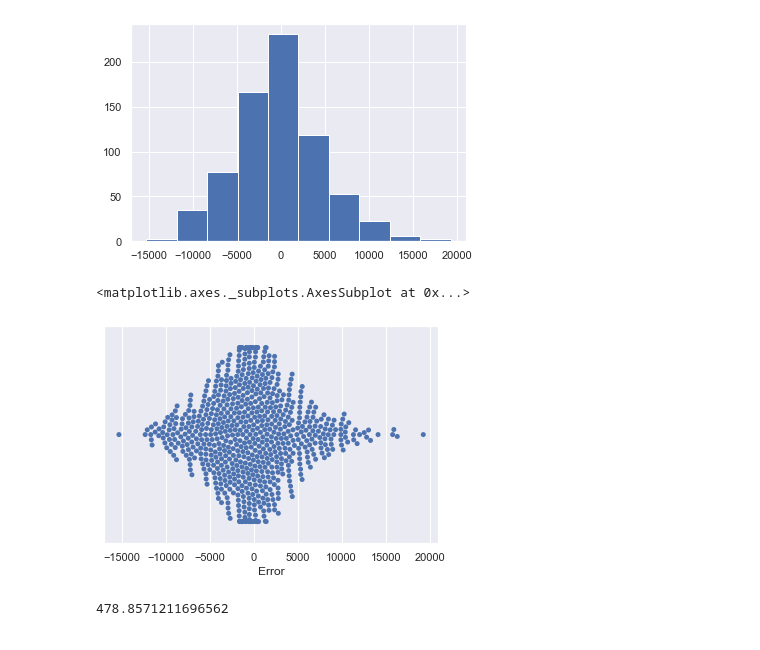
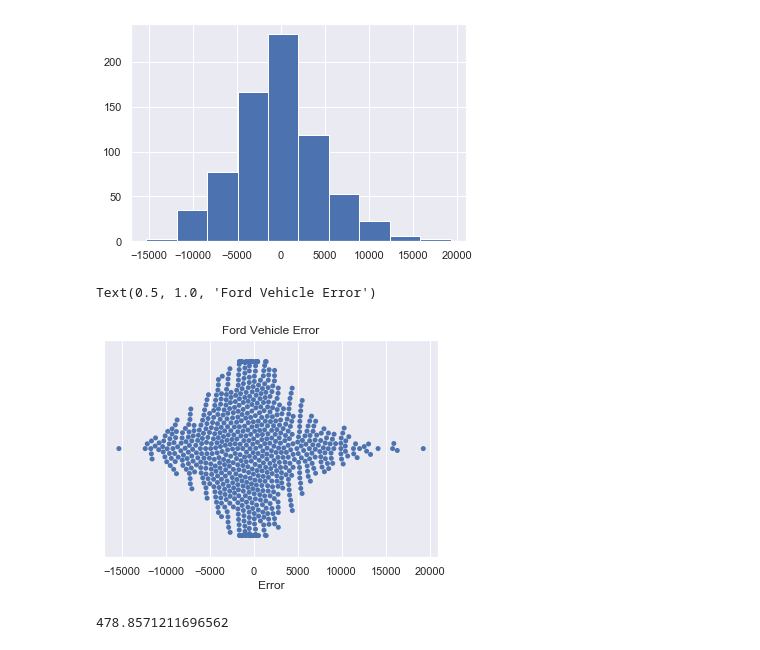
Before and after one commit to mbuck86/Project_Portfolio, a Jupyter notebook: Capstone-2/Machine Learning/Machine Learning Notebook.ipynb, the cells around one changed output. Saved outputs shown, nothing was run; the diff lists cells and outputs as text; code cells hidden in the pictures.

```diff
--- a/Capstone-2/Machine Learning/Machine Learning Notebook.ipynb
+++ b/Capstone-2/Machine Learning/Machine Learning Notebook.ipynb
@@ -1084,0 +1087,2 @@ data.to_csv('best_model_error.csv')
+# %%
+data = pd.read_csv('best_model_error.csv')
@@ -1139,9 +1146,10 @@ plt.hist(ford.Error)
 [figure]
 # %%
 sns.swarmplot(ford.Error)
+plt.title('Ford Vehicle Error')
 # %% [output]
-<matplotlib.axes._subplots.AxesSubplot at 0x...>
+Text(0.5, 1.0, 'Ford Vehicle Error')
-[figure, old version]
+[figure, new version]
 # %%
 toyo = data[data.make_Toyota == 1]
 # %%
```
Also changed, not shown: parts of 75 cells of this notebook, 3 other files.
